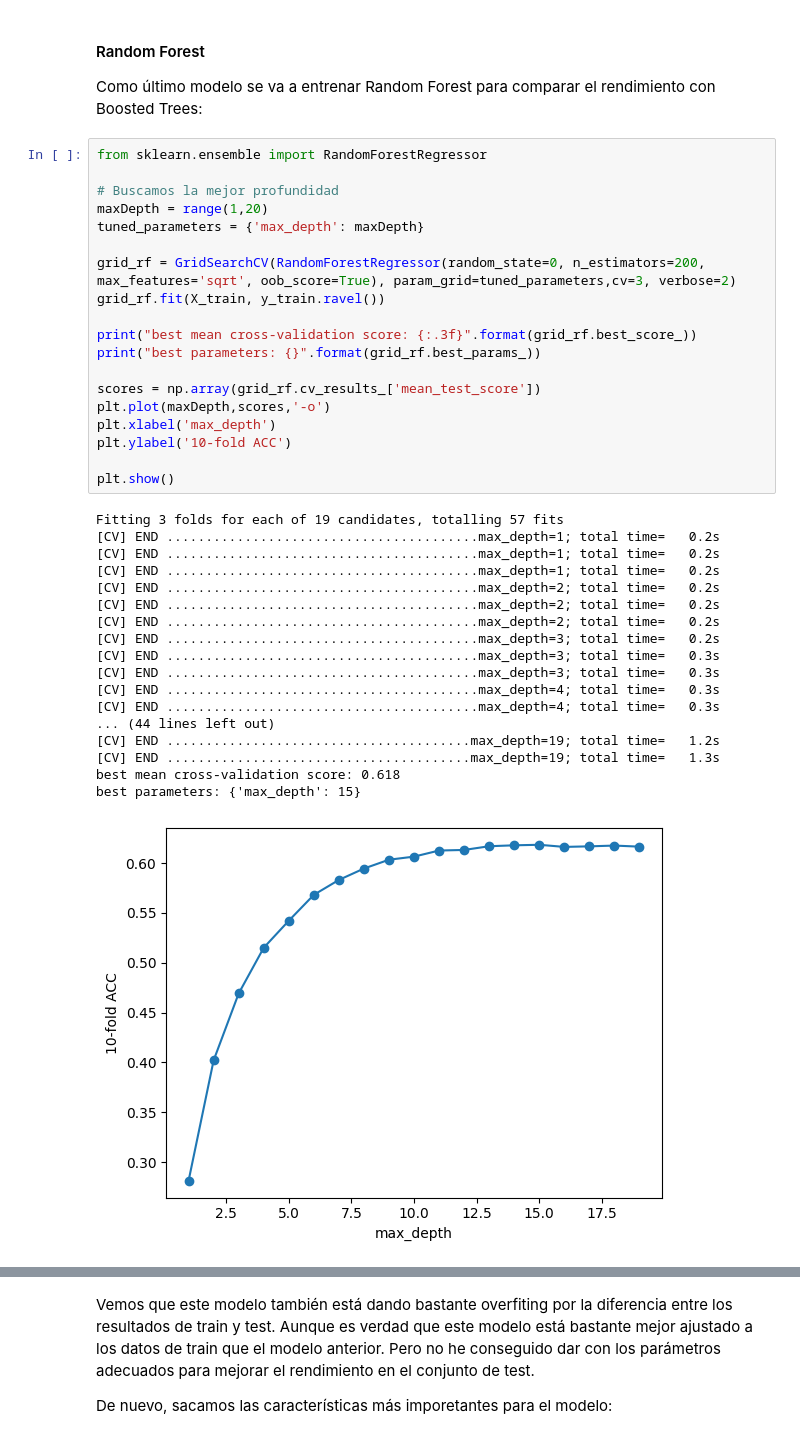
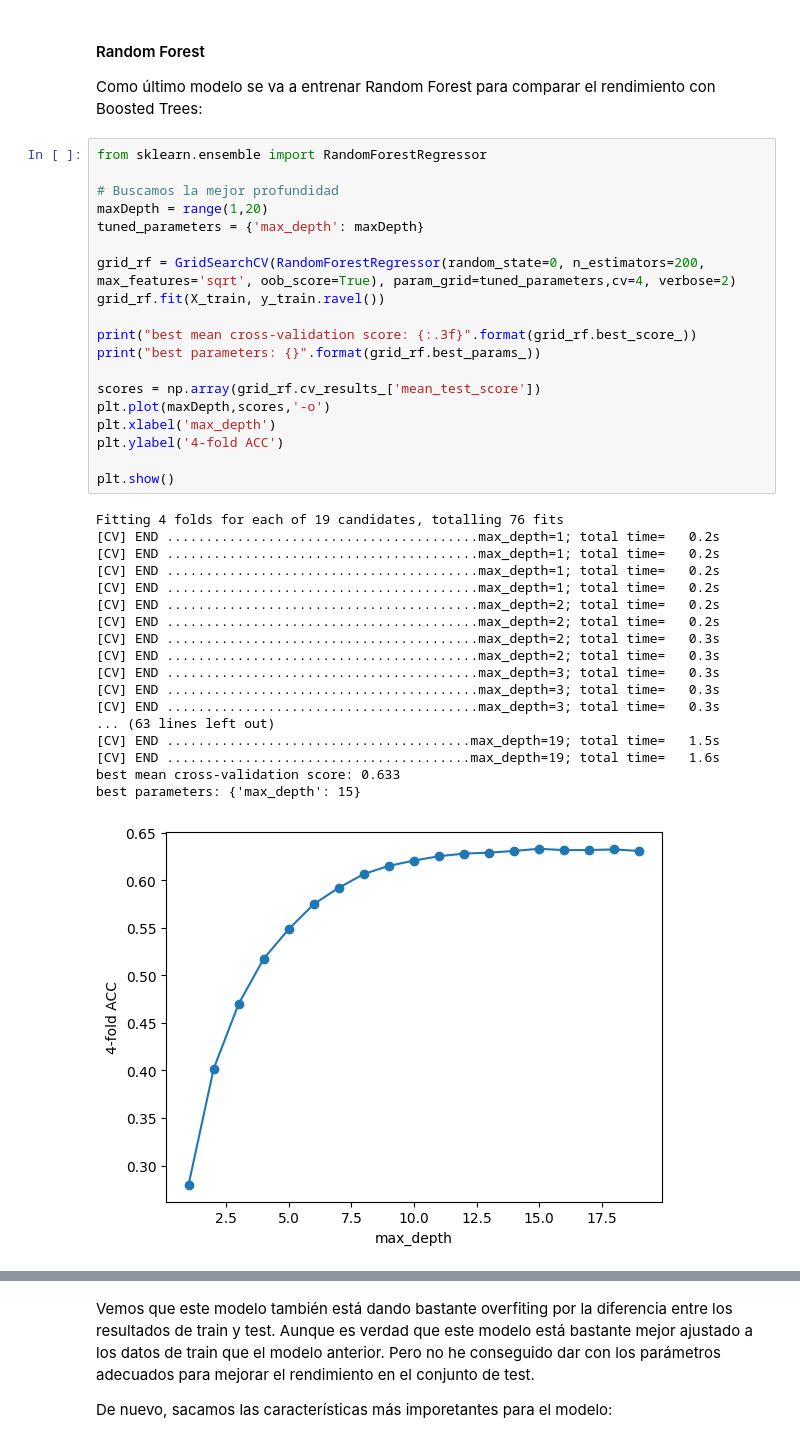
Before and after one commit to jaimegonzalezc/KC-Practica-MachineLearning, a Jupyter notebook: practicaML_Jaime.ipynb, the cells around one changed output, grey strips where cells are left out. Saved outputs shown, nothing was run; the diff lists cells and outputs as text.

```diff
--- a/practicaML_2.ipynb
+++ b/practicaML_Jaime.ipynb
@@ -760,41 +748,41 @@ Como último modelo se va a entrenar Random Forest para comparar el rendimiento
 # %%
 from sklearn.ensemble import RandomForestRegressor
 
 # Buscamos la mejor profundidad
 maxDepth = range(1,20)
 tuned_parameters = {'max_depth': maxDepth}
 
-grid_rf = GridSearchCV(RandomForestRegressor(random_state=0, n_estimators=200, max_features='sqrt', oob_score=True), param_grid=tuned_parameters,cv=3, verbose=2)
+grid_rf = GridSearchCV(RandomForestRegressor(random_state=0, n_estimators=200, max_features='sqrt', oob_score=True), param_grid=tuned_parameters,cv=4, verbose=2)
 grid_rf.fit(X_train, y_train.ravel())
 
 print("best mean cross-validation score: {:.3f}".format(grid_rf.best_score_))
 print("best parameters: {}".format(grid_rf.best_params_))
 
 scores = np.array(grid_rf.cv_results_['mean_test_score'])
 plt.plot(maxDepth,scores,'-o')
 plt.xlabel('max_depth')
-plt.ylabel('10-fold ACC')
+plt.ylabel('4-fold ACC')
 
 plt.show()
 # %% [output]
-Fitting 3 folds for each of 19 candidates, totalling 57 fits
+Fitting 4 folds for each of 19 candidates, totalling 76 fits
+[CV] END ........................................max_depth=1; total time=   0.2s
 [CV] END ........................................max_depth=1; total time=   0.2s
 [CV] END ........................................max_depth=1; total time=   0.2s
 [CV] END ........................................max_depth=1; total time=   0.2s
 [CV] END ........................................max_depth=2; total time=   0.2s
 [CV] END ........................................max_depth=2; total time=   0.2s
-[CV] END ........................................max_depth=2; total time=   0.2s
-[CV] END ........................................max_depth=3; total time=   0.2s
+[CV] END ........................................max_depth=2; total time=   0.3s
+[CV] END ........................................max_depth=2; total time=   0.3s
 [CV] END ........................................max_depth=3; total time=   0.3s
 [CV] END ........................................max_depth=3; total time=   0.3s
-[CV] END ........................................max_depth=4; total time=   0.3s
-[CV] END ........................................max_depth=4; total time=   0.3s
-... (44 lines left out)
-[CV] END .......................................max_depth=19; total time=   1.2s
-[CV] END .......................................max_depth=19; total time=   1.3s
-best mean cross-validation score: 0.618
+[CV] END ........................................max_depth=3; total time=   0.3s
+... (63 lines left out)
+[CV] END .......................................max_depth=19; total time=   1.5s
+[CV] END .......................................max_depth=19; total time=   1.6s
+best mean cross-validation score: 0.633
 best parameters: {'max_depth': 15}
-[figure, old version]
+[figure, new version]
 # %% [markdown]
 En este caso, se ha identificado que la mejor profundidad es 15.
 
```
Also changed, not shown: parts of 12 cells of this notebook, 1 other file.
